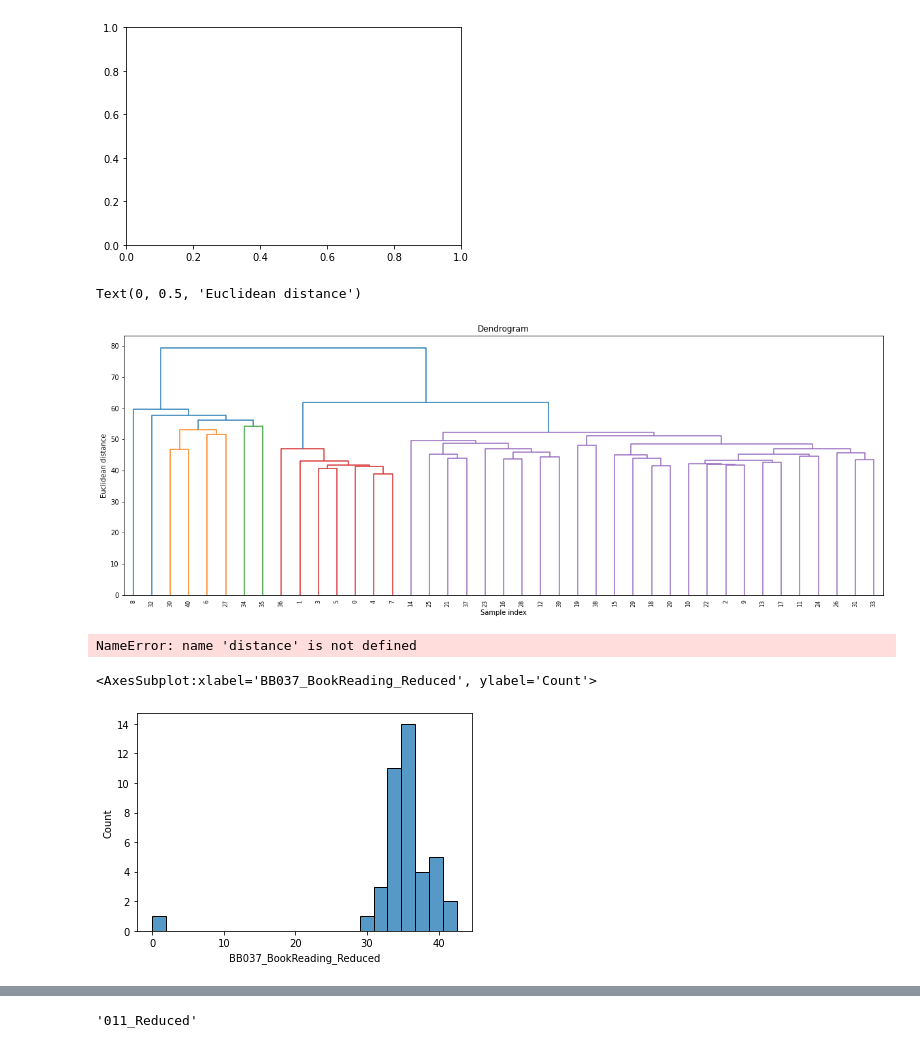
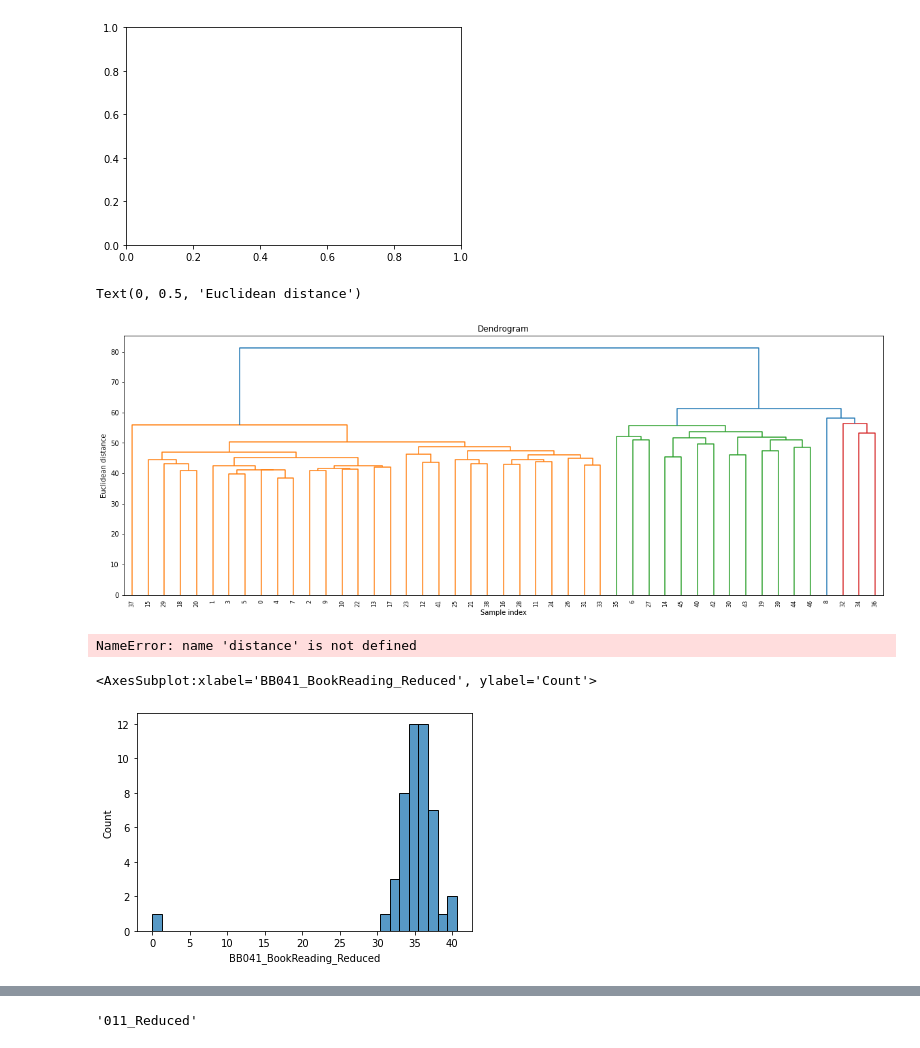
Before and after one commit to Rahul-Brito/infantvoice, a Jupyter notebook: scripts/Distance Calculator Extra Embeddings.ipynb, the cells around one changed output, grey strips where cells are left out. Drawn from its saved outputs; the diff is of its cells as text; code cells hidden in the pictures.

```diff
--- a/scripts/Distance Calculator Extra Embeddings.ipynb
+++ b/scripts/Distance Calculator Extra Embeddings.ipynb
@@ -96,7 +96,7 @@ emb_dir = '/Users/rahulbrito/Documents/projects/infantvoice/data/embeddings'
 
 # added the loud and soft versions of BB005, BB006, and 019
 original_files = ['IV_001-020_0316.csv','IV_021-023-BB003_0601.csv', '2022_06_24_BB042_BB002_BB007.csv','2022_08_03_12BBs.csv'] #'2022_08_10_loudness_test.csv']
-noise_reduced_files = ['2022_08_09_noise_reduced.csv', '2022_08_19_noise_reduced.csv','2022_09_14_noise_reduced.csv']#'2022_08_10_loudness_test.csv']
+noise_reduced_files = ['2022_08_09_noise_reduced.csv', '2022_08_19_noise_reduced.csv','2022_09_14_noise_reduced.csv', '2022_10_23_noise_reduced.csv']#'2022_08_10_loudness_test.csv']
 
 participants_to_exclude = ['001', '002','003', '004','005', '006','007', '008','009', '010']
 
@@ -200,15 +179,15 @@ plt.xlabel('Sample index')
 plt.ylabel('Euclidean distance')
 # %% [output]
 Text(0, 0.5, 'Euclidean distance')
-[figure, old version]
+[figure, new version]
 # %%
 [np.where(distance.index == i) for i in distance['BB005'].nlargest(20).index]
 # %% [output]
 NameError: name 'distance' is not defined
 # %%
 #BB018, BB038, and BB039
-sns.histplot(distance_nr['BB037_BookReading_Reduced'])
+sns.histplot(distance_nr['BB041_BookReading_Reduced'])
 # %% [output]
-<AxesSubplot:xlabel='BB037_BookReading_Reduced', ylabel='Count'>
+<AxesSubplot:xlabel='BB041_BookReading_Reduced', ylabel='Count'>
-[figure, old version]
+[figure, new version]
 # %%
```
Also changed, not shown: parts of 7 cells of this notebook, 1 other file.
